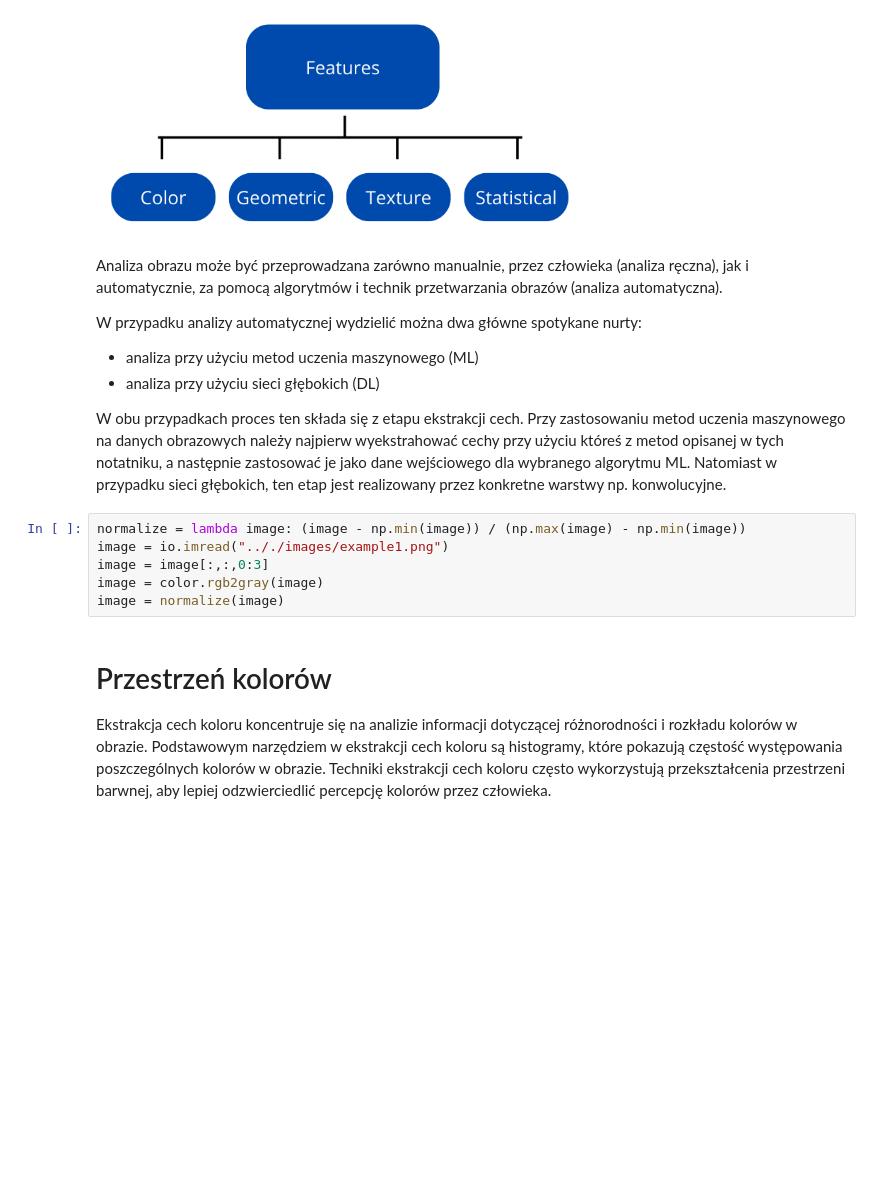
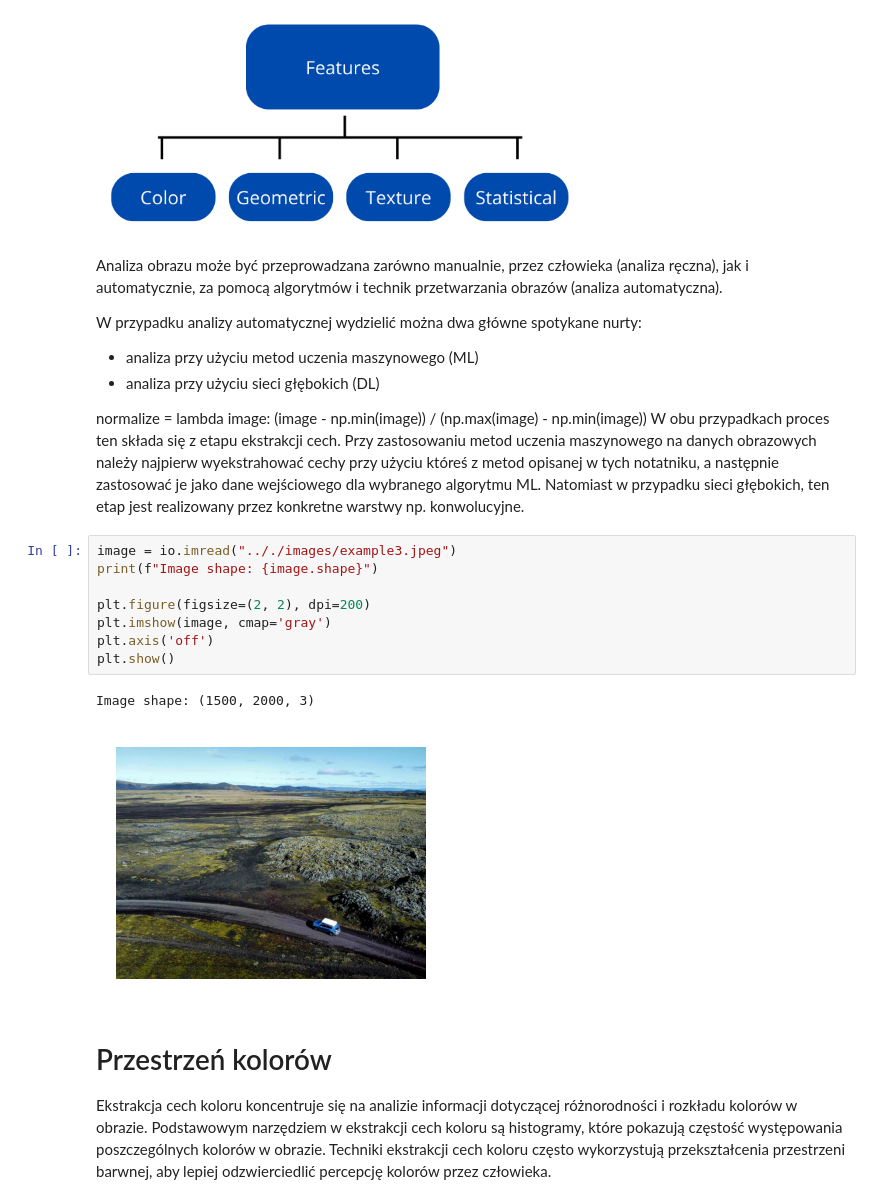
Before and after one commit to aflorkowska/Image-Processing, a Jupyter notebook: PL/10_Ekstrakcja cech z obrazu.ipynb, the cells around one changed output. Cells and saved outputs as stored; diff of their text form; blank space fills up the shorter version.

Commit message:
Color features

```diff
--- a/PL/10_Ekstrakcja cech z obrazu.ipynb
+++ b/PL/10_Ekstrakcja cech z obrazu.ipynb
@@ -35,13 +35,18 @@ W przypadku analizy automatycznej wydzielić można dwa główne spotykane nurty
 - analiza przy użyciu metod uczenia maszynowego (ML)
 - analiza przy użyciu sieci głębokich (DL)
 
-W obu przypadkach proces ten składa się z etapu ekstrakcji cech. Przy zastosowaniu metod uczenia maszynowego na danych obrazowych należy najpierw wyekstrahować cechy przy użyciu któreś z metod opisanej w tych notatniku, a następnie zastosować je jako dane wejściowego dla wybranego algorytmu ML. Natomiast w przypadku sieci głębokich, ten etap jest realizowany przez konkretne warstwy np. konwolucyjne.
+normalize = lambda image: (image - np.min(image)) / (np.max(image) - np.min(image)) W obu przypadkach proces ten składa się z etapu ekstrakcji cech. Przy zastosowaniu metod uczenia maszynowego na danych obrazowych należy najpierw wyekstrahować cechy przy użyciu któreś z metod opisanej w tych notatniku, a następnie zastosować je jako dane wejściowego dla wybranego algorytmu ML. Natomiast w przypadku sieci głębokich, ten etap jest realizowany przez konkretne warstwy np. konwolucyjne.
-# %%
-normalize = lambda image: (image - np.min(image)) / (np.max(image) - np.min(image))
-image = io.imread(".././images/example1.png")
-image = image[:,:,0:3]
-image = color.rgb2gray(image)
-image = normalize(image)
+# %%
+image = io.imread(".././images/example3.jpeg")
+print(f"Image shape: {image.shape}")
+
+plt.figure(figsize=(2, 2), dpi=200)
+plt.imshow(image, cmap='gray')
+plt.axis('off')
+plt.show()
+# %% [output]
+Image shape: (1500, 2000, 3)
+[figure, added]
 # %% [markdown]
 # Przestrzeń kolorów
 Ekstrakcja cech koloru koncentruje się na analizie informacji dotyczącej różnorodności i rozkładu kolorów w obrazie. Podstawowym narzędziem w ekstrakcji cech koloru są histogramy, które pokazują częstość występowania poszczególnych kolorów w obrazie. Techniki ekstrakcji cech koloru często wykorzystują przekształcenia przestrzeni barwnej, aby lepiej odzwierciedlić percepcję kolorów przez człowieka.
```
Also changed, not shown: parts of 2 cells of this notebook, 1 other file.
